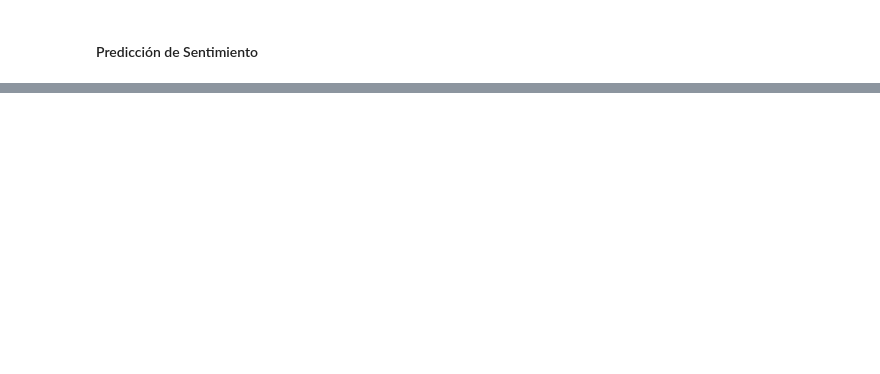
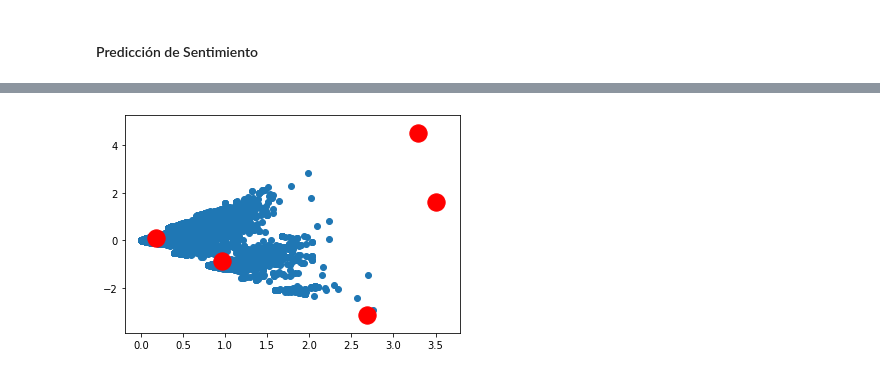
Before and after one commit to jpcastillog/Proyecto-INF-335, a Jupyter notebook: Proyecto_Busqueda_Web.ipynb, the cells around one changed output, grey strips where cells are left out. Cells and saved outputs as stored; diff of their text form; code cells hidden in the pictures; blank space fills up the shorter version.

```diff
--- a/Proyecto_Busqueda_Web.ipynb
+++ b/Proyecto_Busqueda_Web.ipynb
@@ -422,0 +513,7 @@ np.save('feature_matrix_to_predict.npy', feature_matrix_to_predict)
+# %%
+pred_y = ms.fit_predict(x_plot)
+plt.scatter(x_plot[:,0], x_plot[:,1])
+plt.scatter(ms.cluster_centers_[:, 0], ms.cluster_centers_[:, 1], s=300, c='red')
+plt.show()
+# %% [output]
+[figure, added]
```
Also changed, not shown: parts of 21 cells of this notebook.
